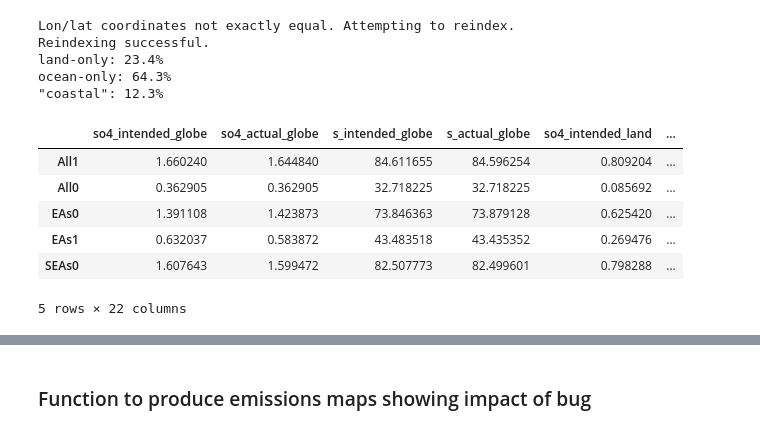
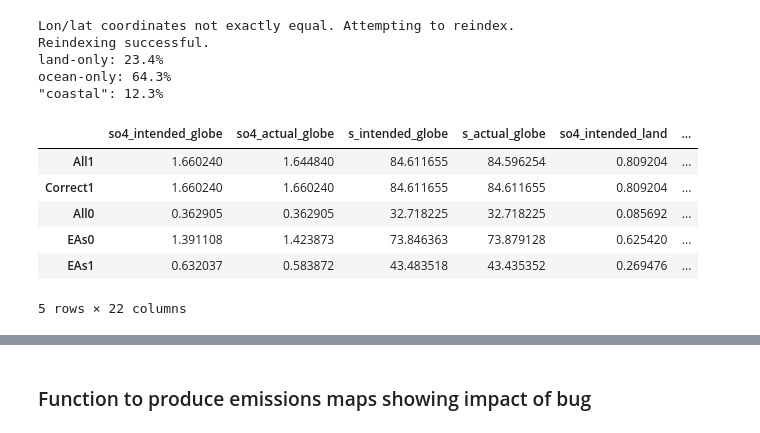
Before and after one commit to grandey/draft2017a-region-rfp, a Jupyter notebook: emissions_bug_draft2017a.ipynb, the cells around one changed output, grey strips where cells are left out. Drawn from its saved outputs; the diff is of its cells as text; code cells hidden in the pictures.

Commit message:
emissions_bug_draft2017a.ipynb: adding Correct1 to table of emissions

```diff
--- a/emissions_bug_draft2017a.ipynb
+++ b/emissions_bug_draft2017a.ipynb
@@ -205,7 +205,7 @@ error_df = pd.DataFrame(columns=['so4_intended_globe', 'so4_actual_globe',
                                  's_intended_coastal', 's_actual_coastal'])
 # Loop over scenarios and find global totals
 scenario_name_dict = lib_draft2017a.load_scenario_name_dict()
-scenario_name_dict.pop('p17b_F_Hist_2000')  # drop Correct1
+scenario_name_dict.pop('p17b_F_Hist_2000')  # drop Correct1 here
 for scenario_long, scenario_short in scenario_name_dict.items():
     scenario = scenario_long[7:]
     # Load emissions for sulphur species
@@ -228,38 +228,48 @@ for scenario_long, scenario_short in scenario_name_dict.items():
                              ['so4_intended', 'so4_actual', 's_intended', 's_actual']):
             key = '{}_{}'.format(key, land_or_ocean)
             if land_or_ocean == 'globe':
                 data_sum = float(climapy.xr_area_weighted_stat(data, stat='sum')) / 1e12
             elif land_or_ocean == 'land':
                 data_sum = float(climapy.xr_area_weighted_stat(data * land_ones,
                                                                stat='sum')) / 1e12
             elif land_or_ocean == 'ocean':
                 data_sum = float(climapy.xr_area_weighted_stat(data * ocean_ones,
                                                                stat='sum')) / 1e12
             elif land_or_ocean == 'coastal':
                 data_sum = float(climapy.xr_area_weighted_stat(data * coastal_ones,
                                                                stat='sum')) / 1e12
             else:
                 raise RuntimeError('land_or_ocean = {} is invalid'.format(land_or_ocean))
             sum_dict[key] = data_sum
     # Append to DataFrame
     sum_series = pd.Series(sum_dict, name=scenario_short)
     error_df = error_df.append(sum_series)
-# Calculate errors and percentage errors
+    # Use information from All1 for Correct1
+    if scenario_short == 'All1':
+        # For Correct1, actual emissions are same as intended emissions
+        for land_or_ocean in ['globe', 'land', 'ocean', 'coastal']:
+            sum_dict['so4_actual_{}'.format(land_or_ocean)] = \
+                    sum_dict['so4_intended_{}'.format(land_or_ocean)]
+            sum_dict['s_actual_{}'.format(land_or_ocean)] = \
+                    sum_dict['s_intended_{}'.format(land_or_ocean)]
+        # Append Correct1 to DataFrame
+        sum_series = pd.Series(sum_dict, name='Correct1')
+        error_df = error_df.append(sum_series)
 # Note: absolute error in total sulphur is same as error in primary sulphate
 for land_or_ocean in ['globe', 'land', 'ocean', 'coastal']:
     error_df['so4_error_{}'.format(land_or_ocean)] = (
             error_df['so4_actual_{}'.format(land_or_ocean)] -
             error_df['so4_intended_{}'.format(land_or_ocean)])
 error_df['so4_rel_error_globe'] = error_df['so4_error_globe'] / error_df['so4_intended_globe']
 error_df['s_rel_error_globe'] = error_df['so4_error_globe'] / error_df['s_intended_globe']
 error_df.head()
 # %% [output]
 |  | so4_intended_globe | so4_actual_globe | s_intended_globe | s_actual_globe | so4_intended_land | ... |
 | All1 | 1.660240 | 1.644840 | 84.611655 | 84.596254 | 0.809204 | ... |
+| Correct1 | 1.660240 | 1.660240 | 84.611655 | 84.611655 | 0.809204 | ... |
 | All0 | 0.362905 | 0.362905 | 32.718225 | 32.718225 | 0.085692 | ... |
 | EAs0 | 1.391108 | 1.423873 | 73.846363 | 73.879128 | 0.625420 | ... |
 | EAs1 | 0.632037 | 0.583872 | 43.483518 | 43.435352 | 0.269476 | ... |
-| SEAs0 | 1.607643 | 1.599472 | 82.507773 | 82.499601 | 0.798288 | ... |
 5 rows × 22 columns
 # %%
 # Prepare styled table
```
Also changed, not shown: parts of 2 cells of this notebook.
